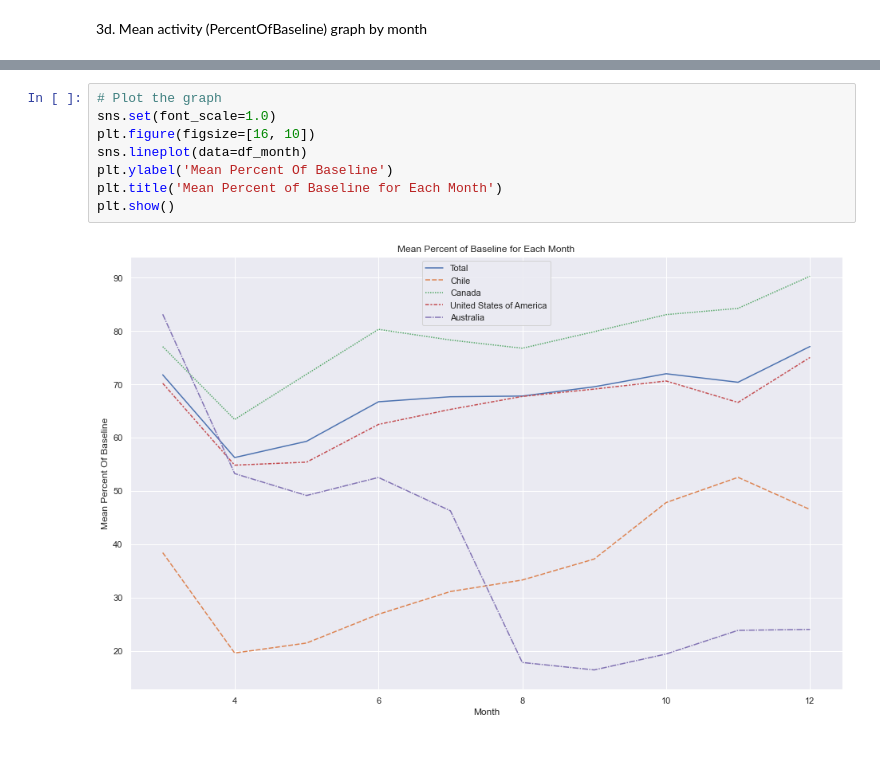
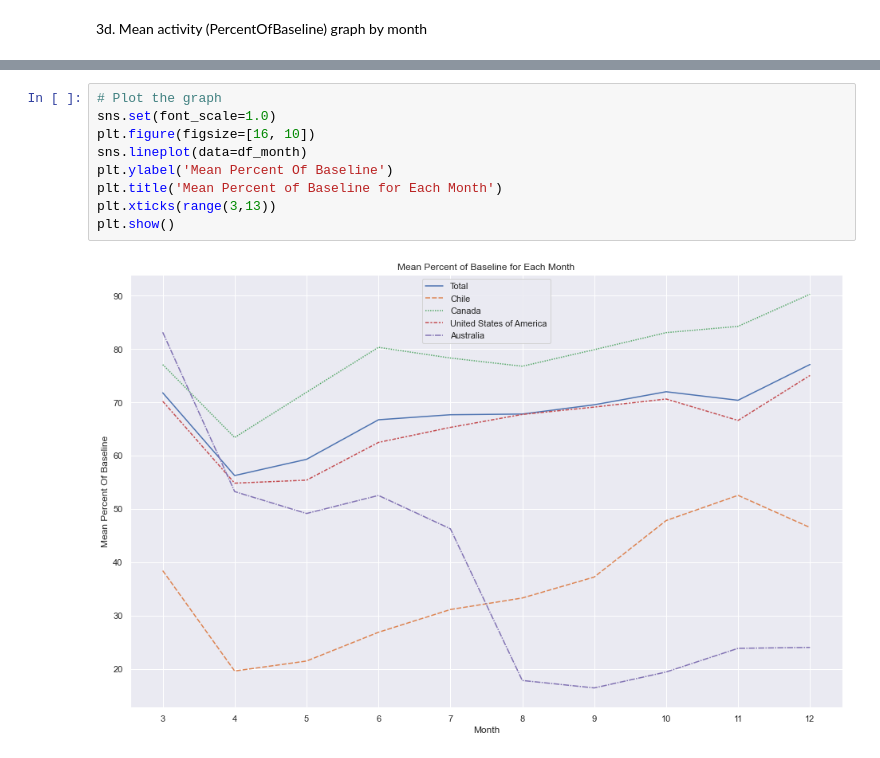
Before and after one commit to PradeepEDAGroup/EDA_and_visualization, a Jupyter notebook: EDA_Project.ipynb, the cells around one changed output, grey strips where cells are left out. Saved outputs shown, nothing was run; the diff lists cells and outputs as text.

```diff
--- a/EDA_Project.ipynb
+++ b/EDA_Project.ipynb
@@ -219,10 +244,11 @@ df_month.head()
 # %%
 # Plot the graph
 sns.set(font_scale=1.0)
 plt.figure(figsize=[16, 10])
 sns.lineplot(data=df_month)
 plt.ylabel('Mean Percent Of Baseline')
 plt.title('Mean Percent of Baseline for Each Month')
+plt.xticks(range(3,13))
 plt.show()
 # %% [output]
-[figure, old version]
+[figure, new version]
```
Also changed, not shown: parts of 14 cells of this notebook, 1 other file.
